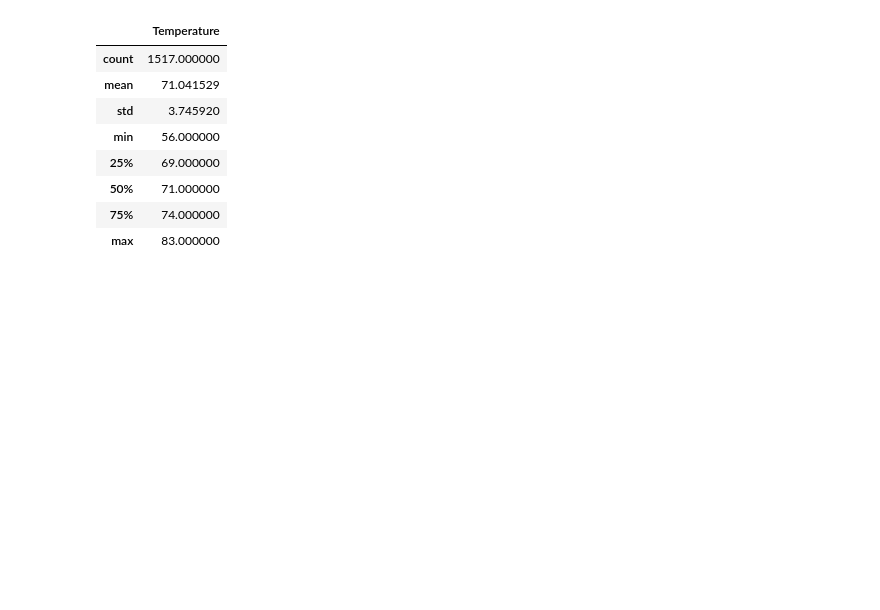
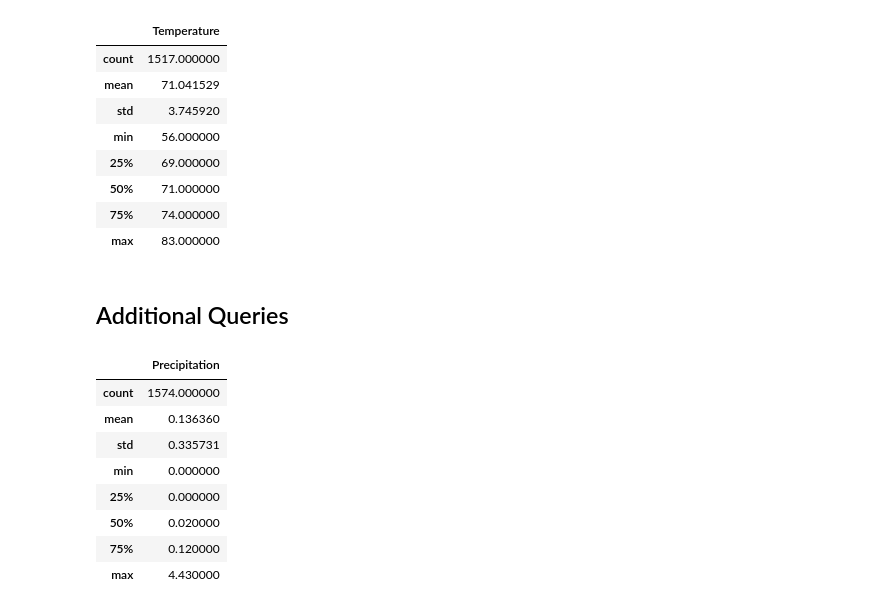
Before and after one commit to tanahildebrand/Surfs_Up, a Jupyter notebook: Module_Challenge/SurfsUp_Challenge.ipynb, the cells around one changed output. Drawn from its saved outputs; the diff is of its cells as text; code cells hidden in the pictures; blank space fills up the shorter version.

```diff
--- a/Module_Challenge/SurfsUp_Challenge.ipynb
+++ b/Module_Challenge/SurfsUp_Challenge.ipynb
@@ -151,3 +151,28 @@ df.describe()
 | max | 83.000000 |
 # %%
 # 10. Return to your challenge instructions to compare your summary statistics
+# %% [markdown]
+## Additional Queries
+# %%
+# Write a query that filters the Precipition table to retrieve the temperatures for the month of June.
+session.query(Measurement.date, Measurement.prcp).filter(extract('month', Measurement.date) == 6).all()
+
+# Convert the June precipitation to a list.
+june_precip = []
+june_precip = session.query(Measurement.date, Measurement.prcp).filter(extract('month', Measurement.date) == 6).all()
+
+# Create a DataFrame from the list of precipitation for the month of June.
+df = pd.DataFrame(june_precip, columns = ['Date', 'Precipitation'])
+
+# Calculate and print out the summary statistics for the June precipitation DataFrame.
+df.describe()
+# %% [output]
+|  | Precipitation |
+| count | 1574.000000 |
+| mean | 0.136360 |
+| std | 0.335731 |
+| min | 0.000000 |
+| 25% | 0.000000 |
+| 50% | 0.020000 |
+| 75% | 0.120000 |
+| max | 4.430000 |
```
Also changed, not shown: parts of 1 cell of this notebook, 2 other files.
